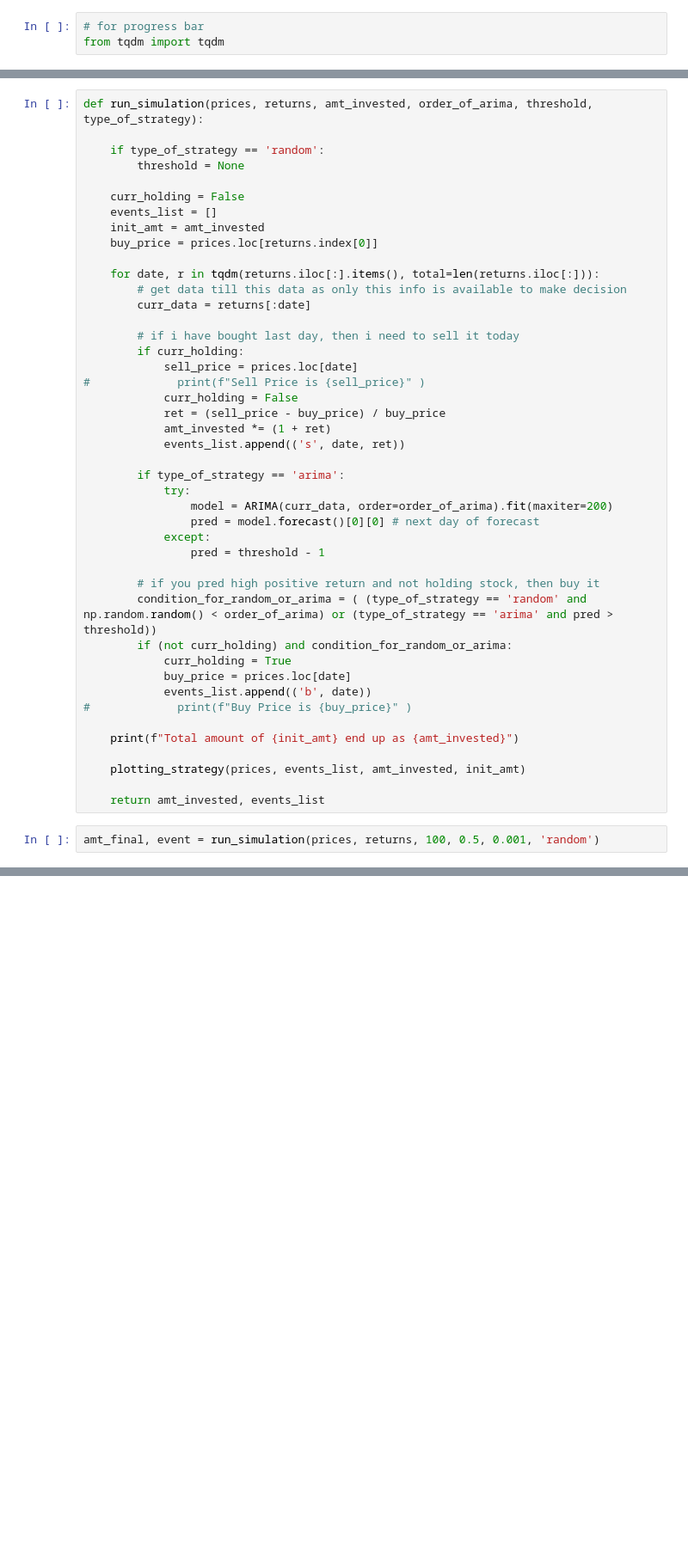
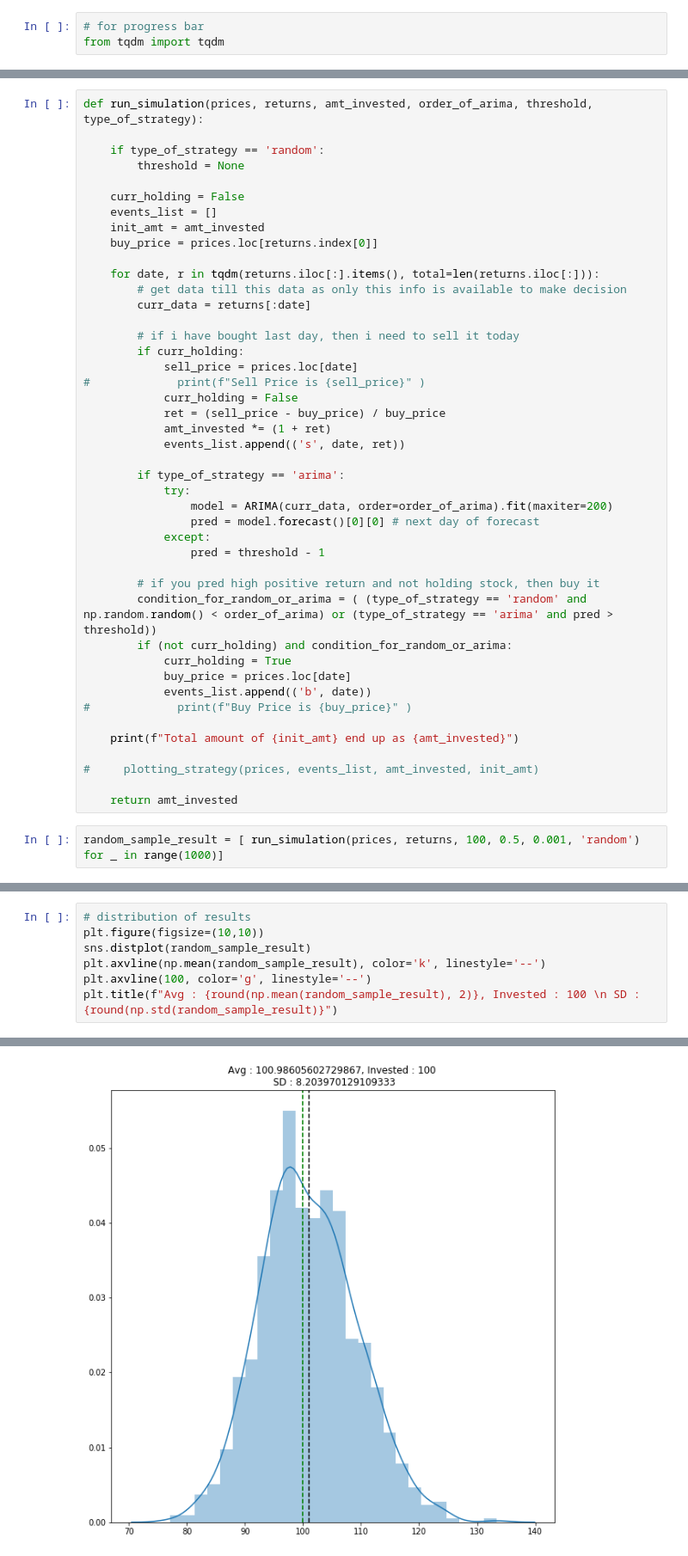
Before and after one commit to Karanpalshekhawat/time-series-analysis, a Jupyter notebook: ARMA_model.ipynb, the cells around one changed output, grey strips where cells are left out. Shown at 86% size. Saved outputs shown, nothing was run; the diff lists cells and outputs as text; blank space fills up the shorter version.

Commit message:
random model result plotted

```diff
--- a/ARMA_model.ipynb
+++ b/ARMA_model.ipynb
@@ -143,9 +143,9 @@ def run_simulation(prices, returns, amt_invested, order_of_arima, threshold, typ
 
     print(f"Total amount of {init_amt} end up as {amt_invested}")
 
-    plotting_strategy(prices, events_list, amt_invested, init_amt)
+#     plotting_strategy(prices, events_list, amt_invested, init_amt)
 
-    return amt_invested, events_list
+    return amt_invested
 # %%
-amt_final, event = run_simulation(prices, returns, 100, 0.5, 0.001, 'random')
+random_sample_result = [ run_simulation(prices, returns, 100, 0.5, 0.001, 'random') for _ in range(1000)]
 # %% [output]
@@ -175,0 +243,8 @@ prices.index = pd.to_datetime(prices.index)
+# %%
+# distribution of results
+plt.figure(figsize=(10,10))
+sns.distplot(random_sample_result)
+plt.axvline(np.mean(random_sample_result), color='k', linestyle='--')
+plt.axvline(100, color='g', linestyle='--')
+plt.title(f"Avg : {round(np.mean(random_sample_result), 2)}, Invested : 100 \n SD : {round(np.std(random_sample_result)}")
+# %% [output]
@@ -175,0 +252 @@ prices.index = pd.to_datetime(prices.index)
+[figure, added]
```
Also changed, not shown: parts of 5 cells of this notebook.
